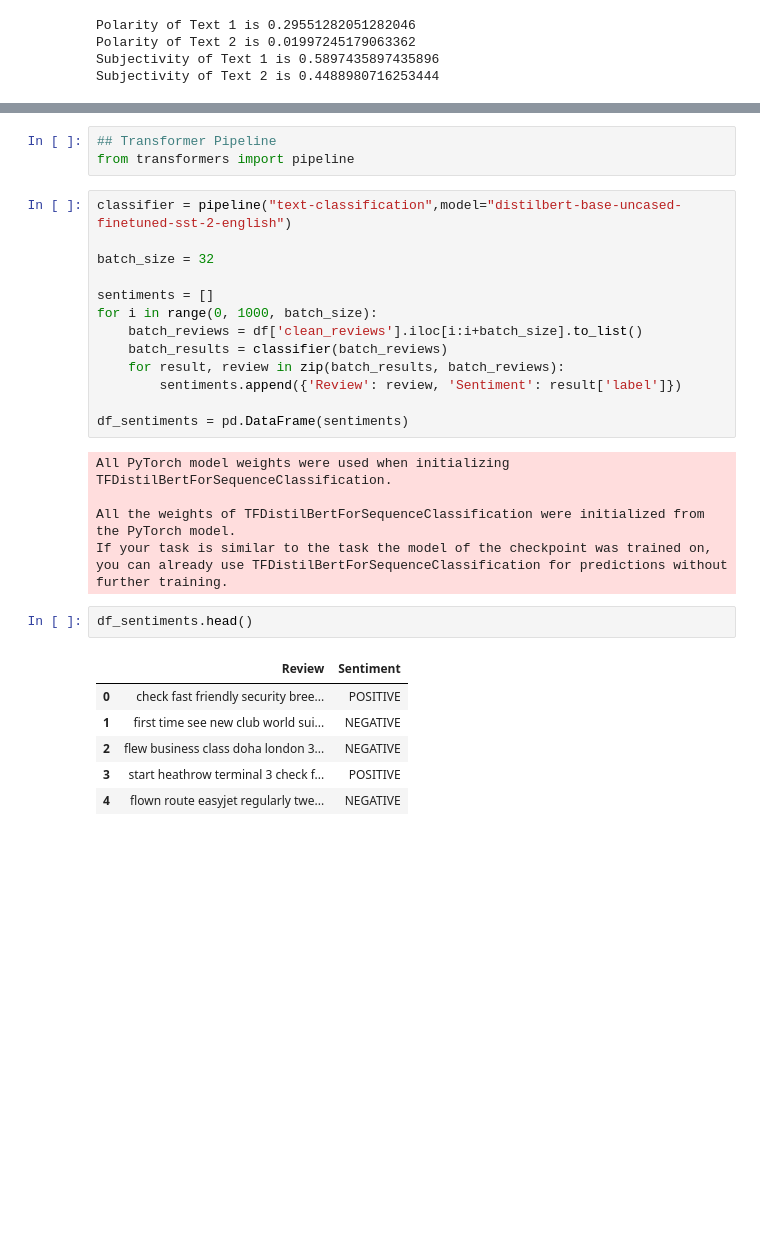
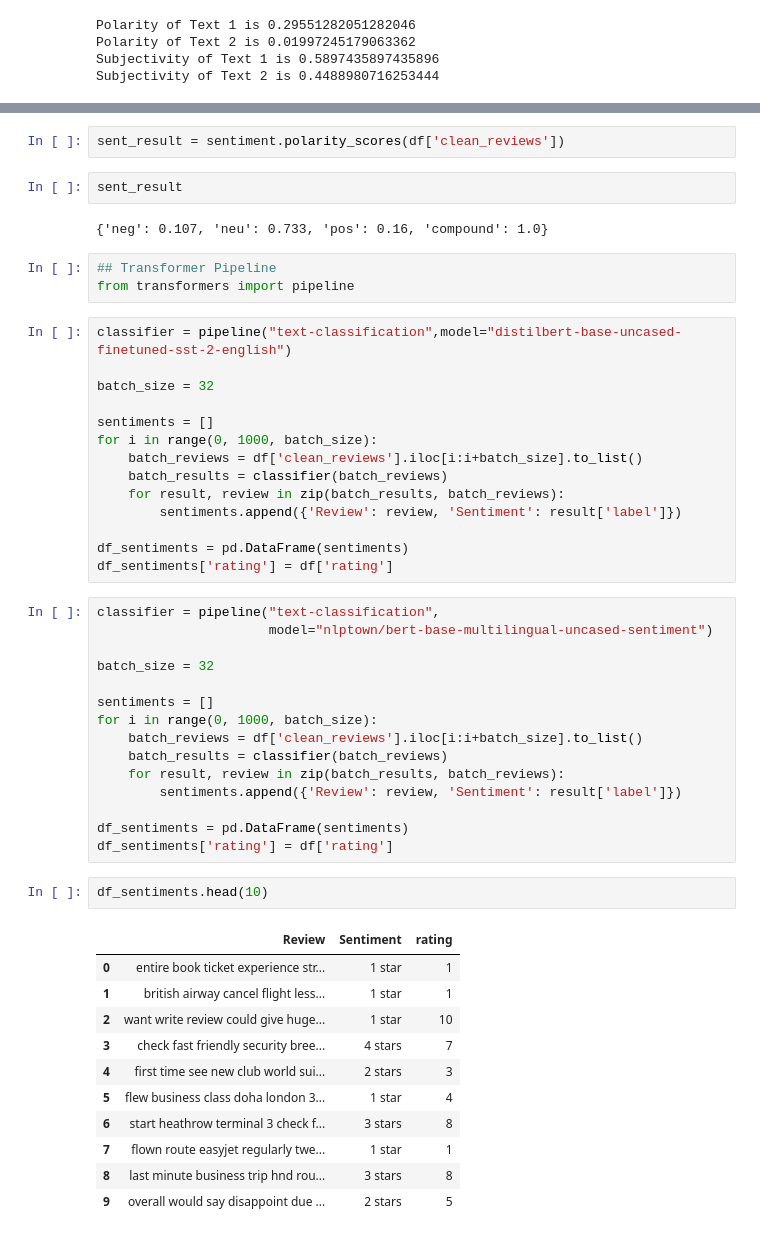
Before and after one commit to ptri16/TheForage_VirtualInternship, a Jupyter notebook: British Airways/Review Analysis.ipynb, the cells around one changed output, grey strips where cells are left out. Drawn from its saved outputs; the diff is of its cells as text; blank space fills up the shorter version.

Commit message:
add sentiment result

```diff
--- a/British Airways/Review Analysis.ipynb
+++ b/British Airways/Review Analysis.ipynb
@@ -67,3 +68,9 @@ sentiment of text 2:  {'neg': 0.115, 'neu': 0.721, 'pos': 0.164, 'compound': 0.7
+# %%
+sent_result = sentiment.polarity_scores(df['clean_reviews'])
+# %%
+sent_result
+# %% [output]
+{'neg': 0.107, 'neu': 0.733, 'pos': 0.16, 'compound': 1.0}
 # %%
 ## Transformer Pipeline
 from transformers import pipeline
@@ -80,18 +87,34 @@ for i in range(0, 1000, batch_size):
         sentiments.append({'Review': review, 'Sentiment': result['label']})
 
 df_sentiments = pd.DataFrame(sentiments)
+df_sentiments['rating'] = df['rating']
-# %% [output]
-All PyTorch model weights were used when initializing TFDistilBertForSequenceClassification.
-
-All the weights of TFDistilBertForSequenceClassification were initialized from the PyTorch model.
-If your task is similar to the task the model of the checkpoint was trained on, you can already use TFDistilBertForSequenceClassification for predictions without further training.
+# %%
+classifier = pipeline("text-classification",
+                      model="nlptown/bert-base-multilingual-uncased-sentiment")
+
+batch_size = 32
+
+sentiments = []
+for i in range(0, 1000, batch_size):
+    batch_reviews = df['clean_reviews'].iloc[i:i+batch_size].to_list()
+    batch_results = classifier(batch_reviews)
+    for result, review in zip(batch_results, batch_reviews):
+        sentiments.append({'Review': review, 'Sentiment': result['label']})
+
+df_sentiments = pd.DataFrame(sentiments)
+df_sentiments['rating'] = df['rating']
 # %%
-df_sentiments.head()
+df_sentiments.head(10)
 # %% [output]
-|  | Review | Sentiment |
-| 0 | check fast friendly security bree... | POSITIVE |
-| 1 | first time see new club world sui... | NEGATIVE |
-| 2 | flew business class doha london 3... | NEGATIVE |
-| 3 | start heathrow terminal 3 check f... | POSITIVE |
-| 4 | flown route easyjet regularly twe... | NEGATIVE |
+|  | Review | Sentiment | rating |
+| 0 | entire book ticket experience str... | 1 star | 1 |
+| 1 | british airway cancel flight less... | 1 star | 1 |
+| 2 | want write review could give huge... | 1 star | 10 |
+| 3 | check fast friendly security bree... | 4 stars | 7 |
+| 4 | first time see new club world sui... | 2 stars | 3 |
+| 5 | flew business class doha london 3... | 1 star | 4 |
+| 6 | start heathrow terminal 3 check f... | 3 stars | 8 |
+| 7 | flown route easyjet regularly twe... | 1 star | 1 |
+| 8 | last minute business trip hnd rou... | 3 stars | 8 |
+| 9 | overall would say disappoint due ... | 2 stars | 5 |
 # %%
```
Also changed, not shown: parts of 12 cells of this notebook, 6 other files.
